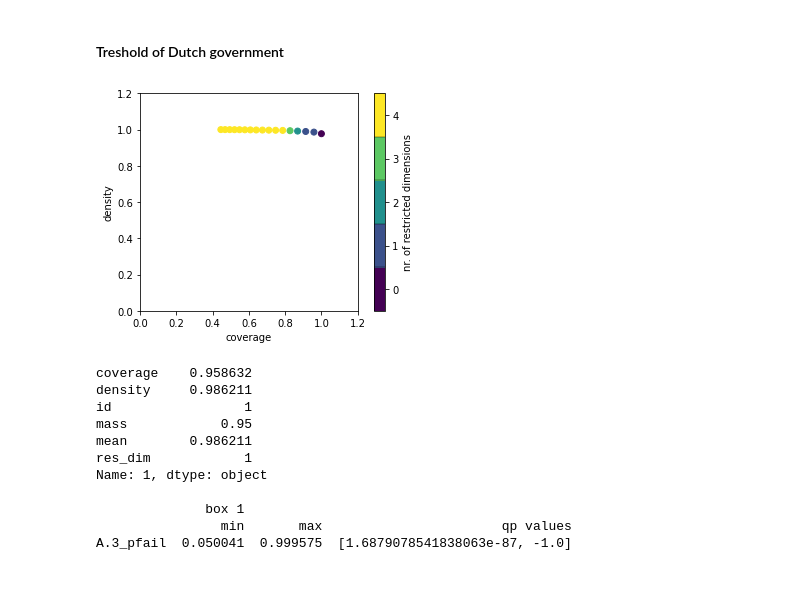
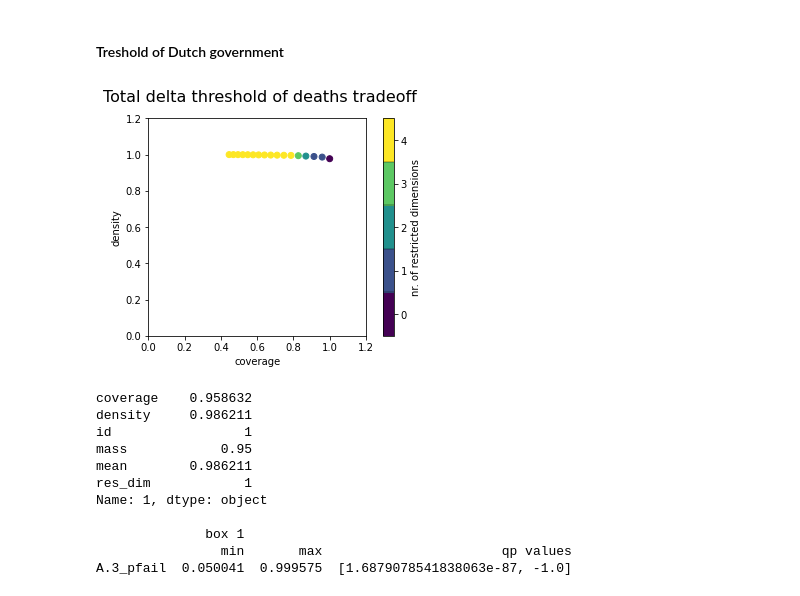
Before and after one commit to ArieTieszoon/ModelBasedDecisionMaking_G18, a Jupyter notebook: Give files/Prim_and_dimensional_stacking_100_policies.ipynb, the cells around one changed output. Cells and saved outputs as stored; diff of their text form; code cells hidden in the pictures.

```diff
--- a/Give files/Prim_and_dimensional_stacking_100_policies.ipynb
+++ b/Give files/Prim_and_dimensional_stacking_100_policies.ipynb
@@ -101,11 +106,13 @@ y1 = data < (y/5)
 
 prim_alg_2_1 = prim.Prim(experiments,y1, threshold=0.8)
 box2_5 = prim_alg_2_1.find_box()
-# %%
-box2_5.show_tradeoff()
-plt.show()
-# %% [output]
-[figure, removed]
+# %%
+fig = box2_5.show_tradeoff()
+fig.suptitle('Total delta threshold of deaths tradeoff', fontsize=16)
+plt.savefig('Figures_dewy/total_deaths_tradeoff_random.png')
+plt.show()
+# %% [output]
+[figure, added]
 # %%
 box2_5.inspect(1)
 # %% [output]
```
Also changed, not shown: parts of 31 cells of this notebook, 27 other files.
